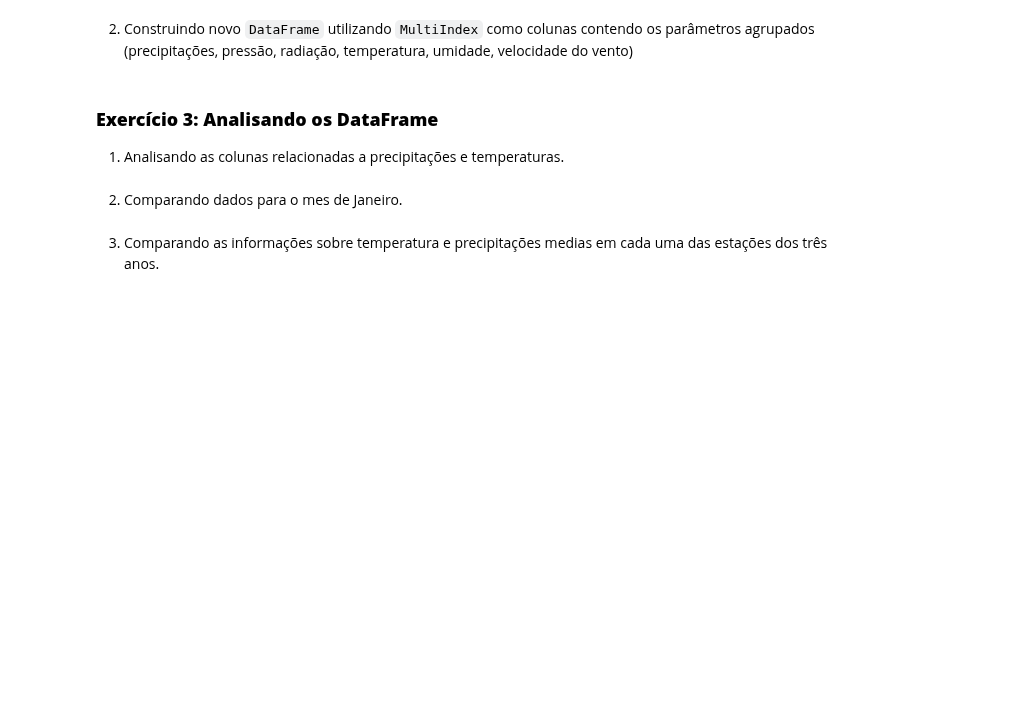
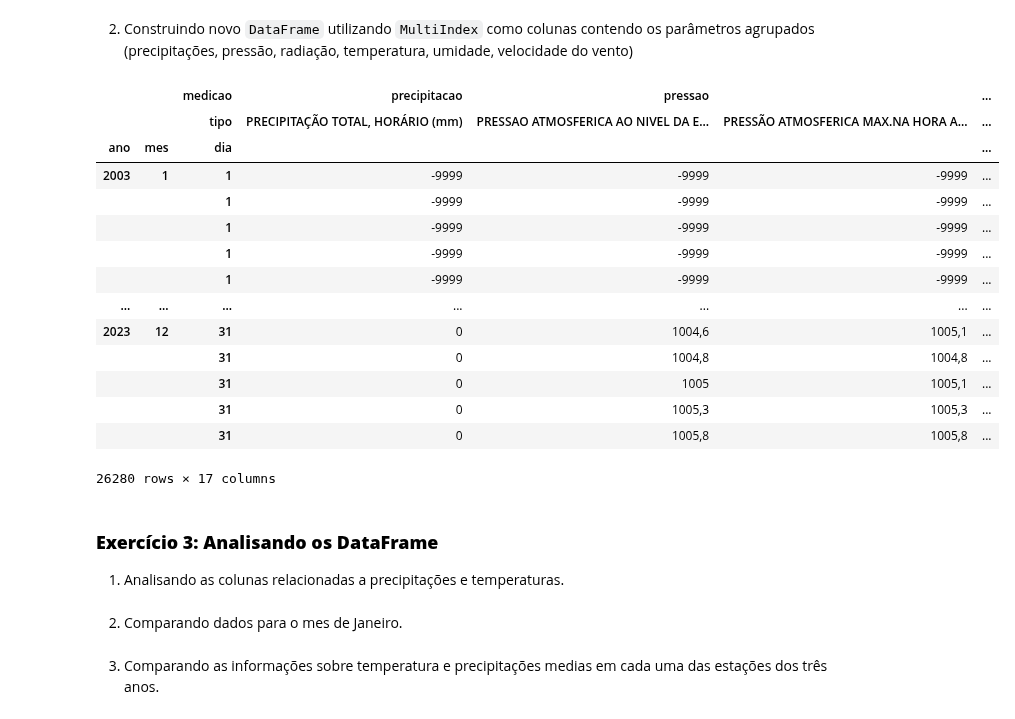
Before and after one commit to everaldina/Trilha_Python, a Jupyter notebook: dev-Everaldina/PI-007.ipynb, the cells around one changed output. Saved outputs shown, nothing was run; the diff lists cells and outputs as text; code cells hidden in the pictures; blank space fills up the shorter version.

Commit message:
add multiindex das colunas

```diff
--- a/dev-Everaldina/PI-007.ipynb
+++ b/dev-Everaldina/PI-007.ipynb
@@ -161,0 +134,29 @@ TypeError: You have to supply one of 'by' and 'level'
+# %%
+# unificando os dataframes
+print("Colunas antes:")
+colunas_2003 = estacao_ssa_2003.columns.values.tolist()
+colunas_2013 = estacao_ssa_2013.columns.values.tolist()
+colunas_2023 = estacao_ssa_2023.columns.values.tolist()
+
+print(colunas_2003)
+print(colunas_2013)
+print(colunas_2023)
+
+# renomeando colunas diferentes
+print("\nColunas diferentes:")
+for c_2003, c_2013, c_2023 in zip(colunas_2003, colunas_2013, colunas_2023):
+    if c_2003 != c_2013 or c_2003 != c_2023:
+        print(f"'{c_2003}' | '{c_2013}' | '{c_2023}'")
+        estacao_ssa_2013.rename(columns={c_2013: c_2003}, inplace=True)
+        estacao_ssa_2023.rename(columns={c_2023: c_2003}, inplace=True)
+
+
+# imprimindo colunas depois
+print("\nColunas depois:")
+colunas_2003 = estacao_ssa_2003.columns.values.tolist()
+colunas_2013 = estacao_ssa_2013.columns.values.tolist()
+colunas_2023 = estacao_ssa_2023.columns.values.tolist()
+
+print(colunas_2003)
+print(colunas_2013)
+print(colunas_2023)
@@ -161,0 +179,5 @@ TypeError: You have to supply one of 'by' and 'level'
+# %%
+# criando dataframa multiindexado por ano, mes e dia
+estacao_ssa = pd.concat([estacao_ssa_2003, estacao_ssa_2013, estacao_ssa_2023]).drop(columns=['DATA (YYYY-MM-DD)', 'HORA (UTC)'])
+estacao_ssa.set_index(index, inplace=True)
+estacao_ssa
@@ -162,5 +199,31 @@ TypeError: You have to supply one of 'by' and 'level'
 # %% [markdown]
 2. Construindo novo ``DataFrame`` utilizando ``MultiIndex`` como colunas contendo os parâmetros agrupados (precipitações, pressão, radiação, temperatura, umidade, velocidade do vento)
+# %%
+# criando multiindex para as colunas
+nivel_1 = ['precipitacao'] + ['pressao']*3 + ['radiacao'] + ['temperatura']*6 + ['umidade']*3 + ['velocidade do vento']*3
+nivel_2 = colunas_2003[2:]
+
+# definindo multiindex para as colunas
+index_col = pd.MultiIndex.from_arrays([nivel_1, nivel_2], names=['medicao', 'tipo'])
+
+estacao_ssa.columns = index_col
+estacao_ssa
+# %% [output]
+|  |  | medicao | precipitacao | pressao |  | ... |
+|  |  | tipo | PRECIPITAÇÃO TOTAL, HORÁRIO (mm) | PRESSAO ATMOSFERICA AO NIVEL DA E... | PRESSÃO ATMOSFERICA MAX.NA HORA A... | ... |
+| ano | mes | dia |  |  |  | ... |
+| 2003 | 1 | 1 | -9999 | -9999 | -9999 | ... |
+|  |  | 1 | -9999 | -9999 | -9999 | ... |
+|  |  | 1 | -9999 | -9999 | -9999 | ... |
+|  |  | 1 | -9999 | -9999 | -9999 | ... |
+|  |  | 1 | -9999 | -9999 | -9999 | ... |
+| ... | ... | ... | ... | ... | ... | ... |
+| 2023 | 12 | 31 | 0 | 1004,6 | 1005,1 | ... |
+|  |  | 31 | 0 | 1004,8 | 1004,8 | ... |
+|  |  | 31 | 0 | 1005 | 1005,1 | ... |
+|  |  | 31 | 0 | 1005,3 | 1005,3 | ... |
+|  |  | 31 | 0 | 1005,8 | 1005,8 | ... |
+26280 rows × 17 columns
 # %% [markdown]
 ### __Exercício 3: Analisando os DataFrame__
 
```
Also changed, not shown: parts of 5 cells of this notebook.
